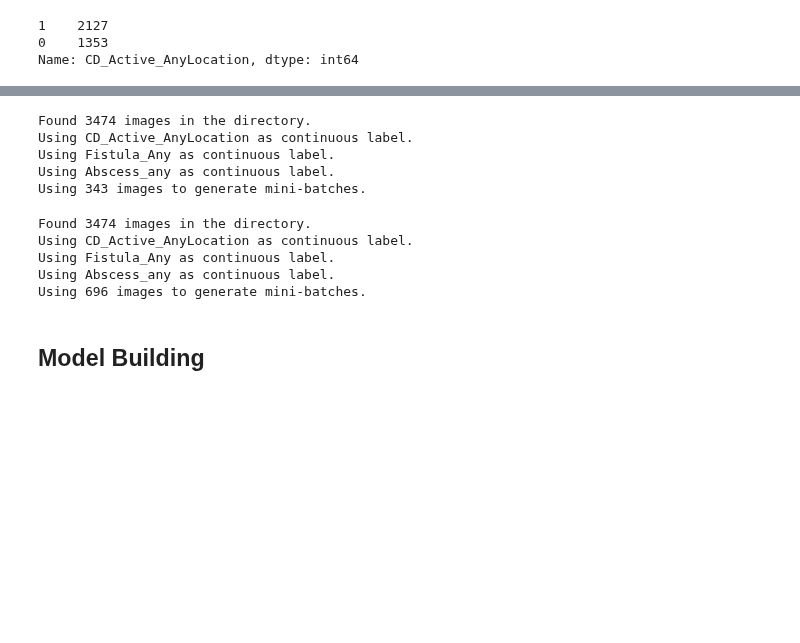
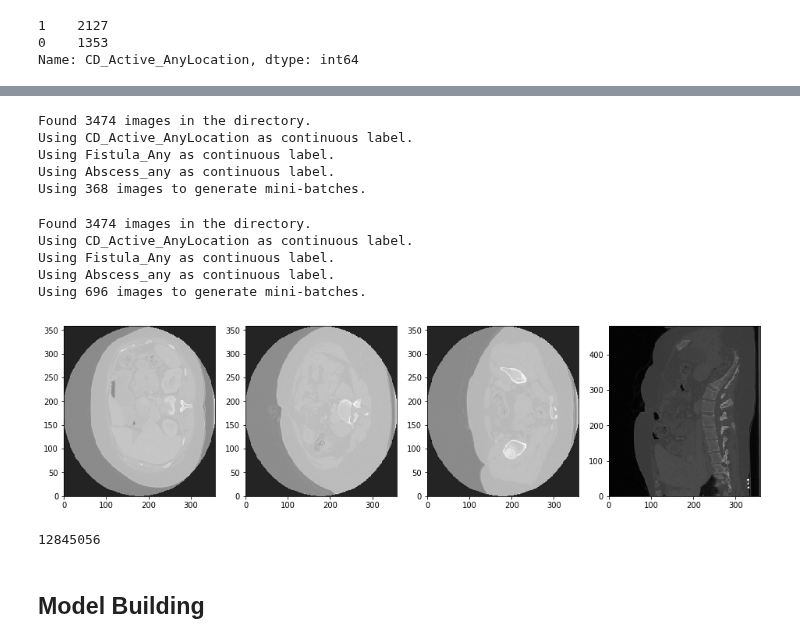
Before and after one commit to wenshuoliu/DLproj, a Jupyter notebook: CT_scans/Models.ipynb, the cells around one changed output, grey strips where cells are left out. Saved outputs shown, nothing was run; the diff lists cells and outputs as text; code cells hidden in the pictures; blank space fills up the shorter version.

```diff
--- a/CT_scans/Models.ipynb
+++ b/CT_scans/Models.ipynb
@@ -30,6 +28,6 @@ Using TensorFlow backend.
 # %%
-path = '/nfs/turbo/intmed-bnallamo-turbo/wsliu/Data/CT_scans/'
-#path = '/nfs/turbo/umms-awaljee/wsliu/Data/CT_scans/'
+#path = '/nfs/turbo/intmed-bnallamo-turbo/wsliu/Data/CT_scans/'
+path = '/nfs/turbo/umms-awaljee/wsliu/Data/CT_scans/'
 model_path = path + 'models/'
 if not os.path.exists(model_path):
     os.mkdir(model_path)
@@ -126,12 +120,12 @@ Using 2430 images to generate mini-batches.
 # %%
 val_itr = gen.flow_from_frame(path+'ndarray/', val_df, 'filename', ['CD_Active_AnyLocation', 'Fistula_Any', 'Abscess_any'],
-                             target_size=(256, 256, 192), color_mode='3d', batch_size=batch_size*G)
+                             target_size=(224, 224, 128), color_mode='3d', batch_size=batch_size*G)
 # %% [output]
 Found 3474 images in the directory.
 Using CD_Active_AnyLocation as continuous label.
 Using Fistula_Any as continuous label.
 Using Abscess_any as continuous label.
-Using 343 images to generate mini-batches.
+Using 368 images to generate mini-batches.
 # %%
 tst_itr = gen.flow_from_frame(path+'ndarray/', tst_df, 'filename', ['CD_Active_AnyLocation', 'Fistula_Any', 'Abscess_any'],
                              target_size=(256, 256, 192), color_mode='3d', batch_size=batch_size*G, shuffle=False)
@@ -144,3 +142,13 @@ Using 696 images to generate mini-batches.
+# %%
+x = np.load(path+'low_resolution/s91220.npy')
+# %%
+plot_ndarray(x)
+# %% [output]
+[figure, added]
+# %%
+x.nbytes
+# %% [output]
+12845056
 # %% [markdown]
 ## Model Building
 # %%
```
Also changed, not shown: parts of 16 cells of this notebook, 4 other files.
